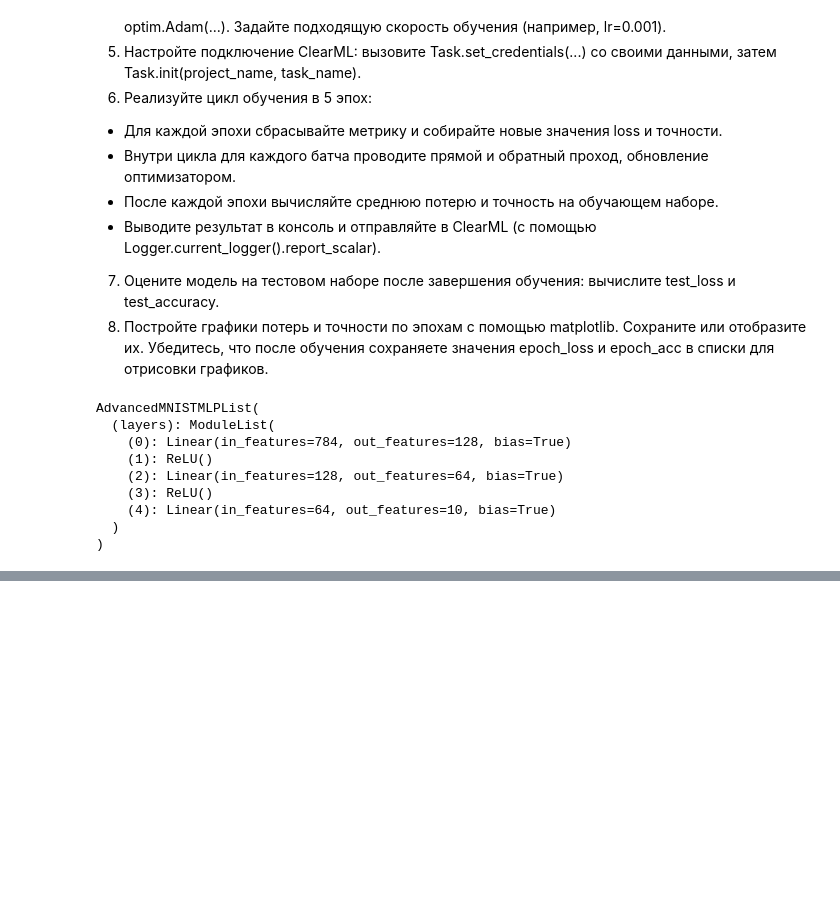
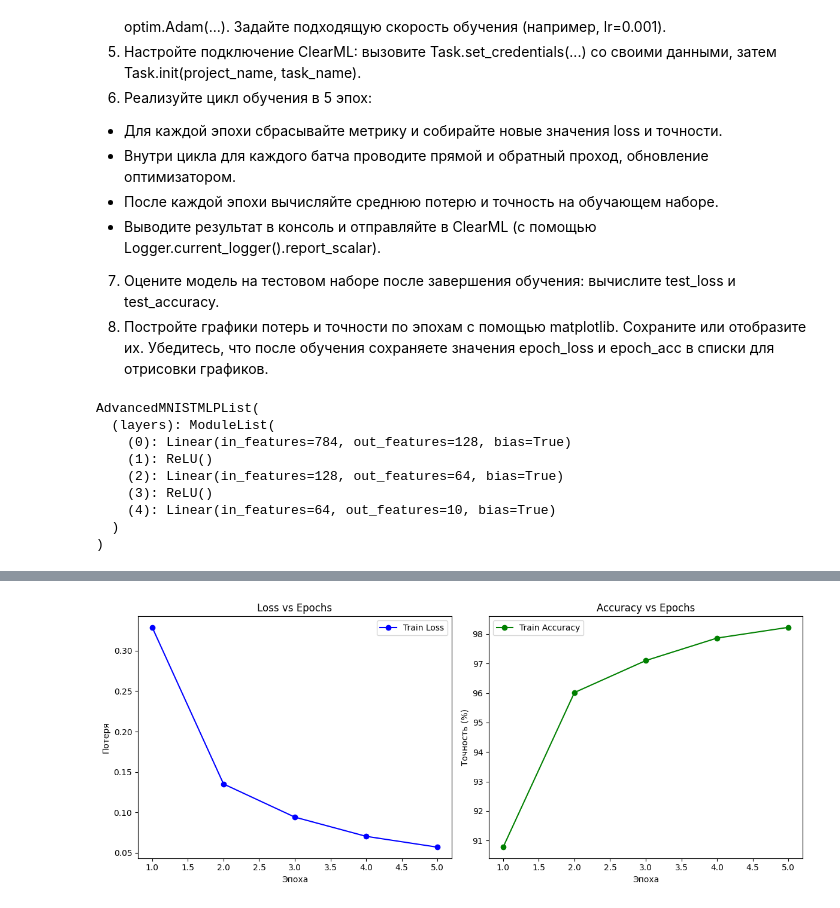
Before and after one commit to umashka/dle-sprint-1, a Jupyter notebook: MLP-MNIST.ipynb, the cells around one changed output, grey strips where cells are left out. Saved outputs shown, nothing was run; the diff lists cells and outputs as text; code cells hidden in the pictures; blank space fills up the shorter version.

```diff
--- a/MLP-MNIST.ipynb
+++ b/MLP-MNIST.ipynb
@@ -216,0 +813,5 @@ Tried http://yann.lecun.com/exdb/mnist/, got:
+# %%
+train_loader = DataLoader(train_dataset, batch_size=64, shuffle=True)
+test_loader  = DataLoader(test_dataset,  batch_size=1000, shuffle=False)
+
+train_loader, test_loader
@@ -216,0 +821,4 @@ Tried http://yann.lecun.com/exdb/mnist/, got:
+# %%
+# Инициализируем функцию потерь и оптимизатор
+criterion = nn.CrossEntropyLoss()
+optimizer = optim.Adam(model.parameters(), lr=0.001)
@@ -216,0 +918,23 @@ Tried http://yann.lecun.com/exdb/mnist/, got:
+# %%
+# Построение графиков потерь и точности
+epochs = range(1, num_epochs + 1)
+plt.figure(figsize=(12, 5))
+
+plt.subplot(1, 2, 1)
+plt.plot(epochs, train_losses, marker='o', color='blue', label='Train Loss')
+plt.title('Loss vs Epochs')
+plt.xlabel('Эпоха')
+plt.ylabel('Потеря')
+plt.legend()
+
+plt.subplot(1, 2, 2)
+plt.plot(epochs, train_accuracies, marker='o', color='green', label='Train Accuracy')
+plt.title('Accuracy vs Epochs')
+plt.xlabel('Эпоха')
+plt.ylabel('Точность (%)')
+plt.legend()
+
+plt.tight_layout()
+plt.show()
+# %% [output]
+[figure, added]
```
Also changed, not shown: parts of 42 cells of this notebook, 1 other file.
